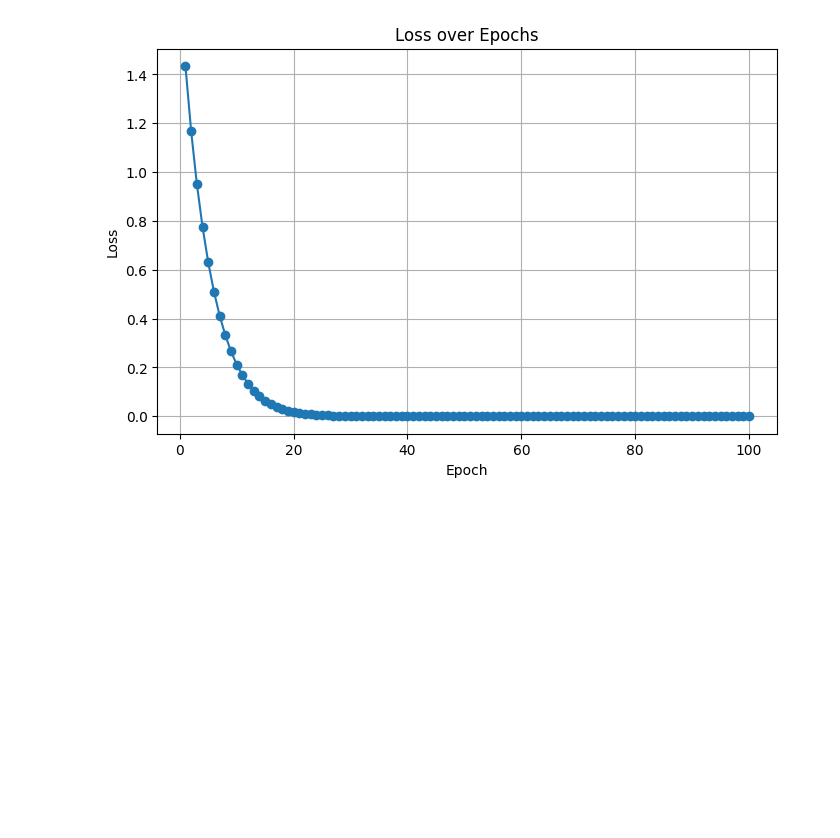
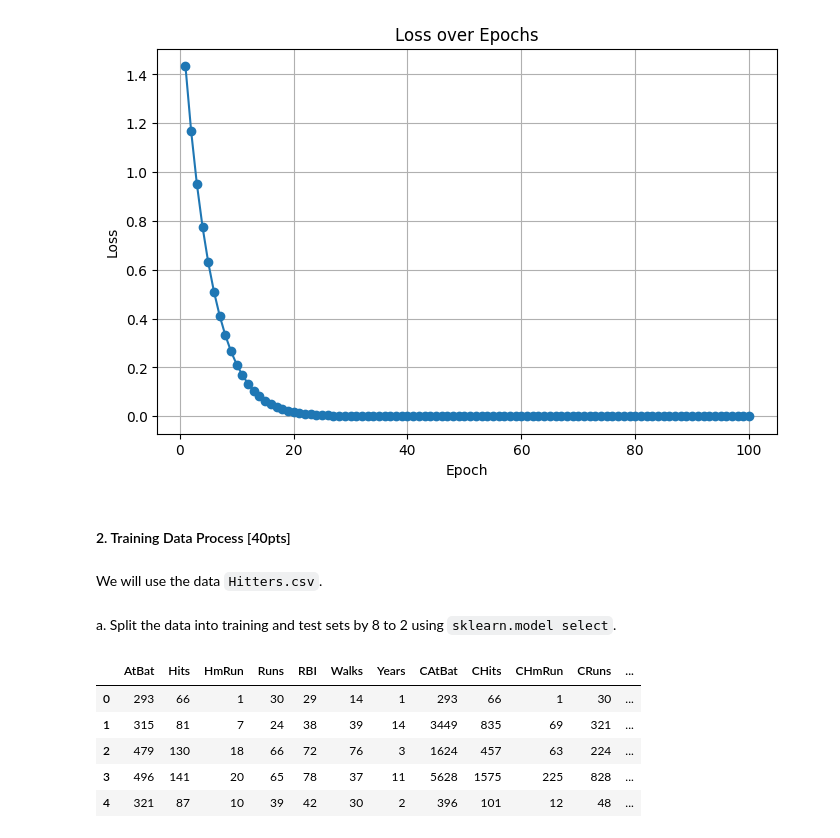
Before and after one commit to bs333/cs559, a Jupyter notebook: CS559 - Homework/hw3/sid_bhatia_hw3.ipynb, the cells around one changed output. Saved outputs shown, nothing was run; the diff lists cells and outputs as text; code cells hidden in the pictures; blank space fills up the shorter version.

```diff
--- a/CS559 - Homework/hw3/sid_bhatia_hw3.ipynb
+++ b/CS559 - Homework/hw3/sid_bhatia_hw3.ipynb
@@ -412,3 +412,26 @@ Epoch 100/100, Loss: 0.0000
 
 Optimized predicted value hat_h = 1.5000
 [figure]
+# %% [markdown]
+#### 2. Training Data Process [40pts]
+# %% [markdown]
+We will use the data `Hitters.csv`.
+# %% [markdown]
+a. Split the data into training and test sets by 8 to 2 using `sklearn.model select`.
+# %%
+# Let's first load and explore the content of the uploaded file to understand its structure.
+import pandas as pd
+
+# Load the CSV file to examine its structure
+file_path = './Hitters.csv'
+data = pd.read_csv(file_path)
+
+# Display the first few rows of the dataset to understand its structure
+data.head()
+# %% [output]
+|  | AtBat | Hits | HmRun | Runs | RBI | Walks | Years | CAtBat | CHits | CHmRun | CRuns | ... |
+| 0 | 293 | 66 | 1 | 30 | 29 | 14 | 1 | 293 | 66 | 1 | 30 | ... |
+| 1 | 315 | 81 | 7 | 24 | 38 | 39 | 14 | 3449 | 835 | 69 | 321 | ... |
+| 2 | 479 | 130 | 18 | 66 | 72 | 76 | 3 | 1624 | 457 | 63 | 224 | ... |
+| 3 | 496 | 141 | 20 | 65 | 78 | 37 | 11 | 5628 | 1575 | 225 | 828 | ... |
+| 4 | 321 | 87 | 10 | 39 | 42 | 30 | 2 | 396 | 101 | 12 | 48 | ... |
```
Also changed, not shown: parts of 4 cells of this notebook.
